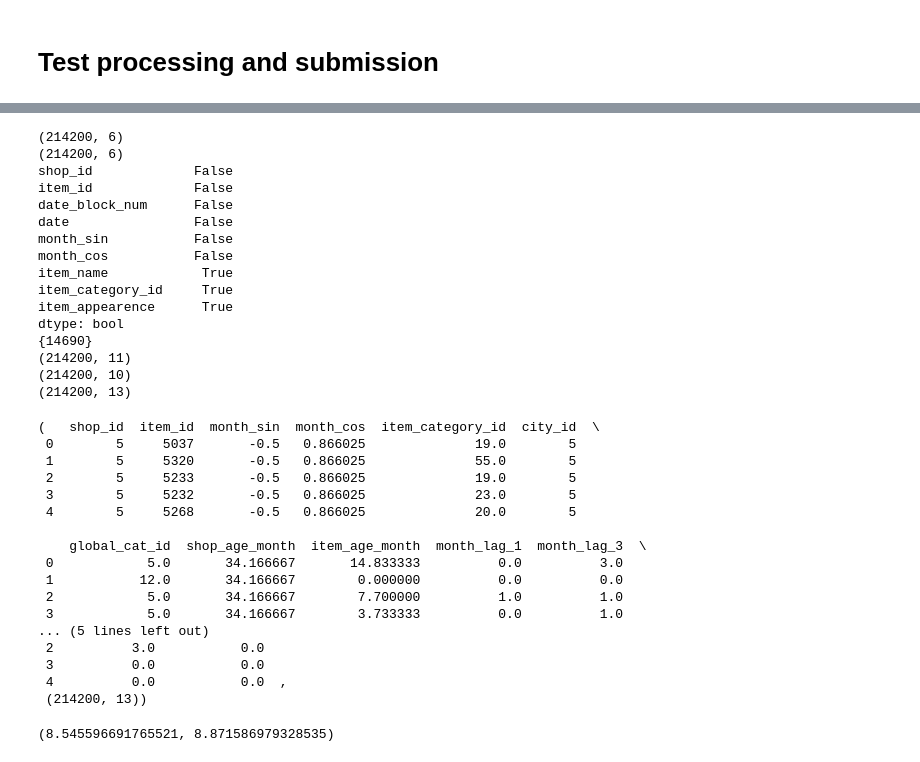
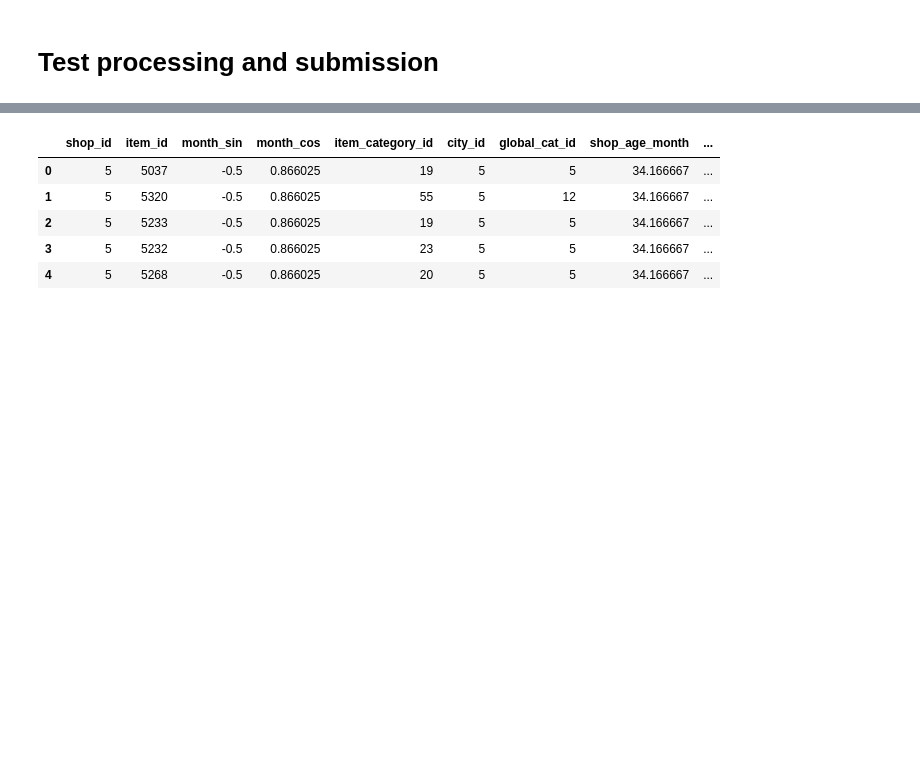
Before and after one commit to masha-mcr/DS_practice, a Jupyter notebook: future_sales_prediction/notebooks/2.2 Baseline modeling 2.ipynb, the cells around one changed output, grey strips where cells are left out. Saved outputs shown, nothing was run; the diff lists cells and outputs as text; code cells hidden in the pictures; blank space fills up the shorter version.

```diff
--- a/future_sales_prediction/notebooks/2.2 Baseline modeling 2.ipynb
+++ b/future_sales_prediction/notebooks/2.2 Baseline modeling 2.ipynb
@@ -247,6 +241,10 @@ For now we will choose fold 3 for further experiments, since it's smaller than 4
 # %%
 train = feature_extraction_pipeline.fit_transform(train_data3)
+train_per_month = [lag_pipeline.fit_transform(train.loc[train['date_block_num'] == block].copy()) for block in train['date_block_num'].unique()]
+train = pd.concat(train_per_month, axis=0)
+
 val = feature_extraction_pipeline.transform(val_data3)
+val = lag_pipeline.transform(val)
 
 train.to_csv('../data/processed/train_experimental.csv', index=False)
 val.to_csv('../data/processed/val_experimental.csv', index=False)
@@ -494,45 +543,11 @@ test.head(), test.shape
 # %%
 test_x = feature_extraction_pipeline_test.fit_transform(test)
-test_x.head(), test_x.shape
+test_x = lag_pipeline.transform(test_x)
+test_x.head()
 # %% [output]
-(214200, 6)
-(214200, 6)
-shop_id             False
-item_id             False
-date_block_num      False
-date                False
-month_sin           False
-month_cos           False
-item_name            True
-item_category_id     True
-item_appearence      True
-dtype: bool
-{14690}
-(214200, 11)
-(214200, 10)
-(214200, 13)
-(   shop_id  item_id  month_sin  month_cos  item_category_id  city_id  \
- 0        5     5037       -0.5   0.866025              19.0        5
- 1        5     5320       -0.5   0.866025              55.0        5
- 2        5     5233       -0.5   0.866025              19.0        5
- 3        5     5232       -0.5   0.866025              23.0        5
- 4        5     5268       -0.5   0.866025              20.0        5
-
-    global_cat_id  shop_age_month  item_age_month  month_lag_1  month_lag_3  \
- 0            5.0       34.166667       14.833333          0.0          3.0
- 1           12.0       34.166667        0.000000          0.0          0.0
- 2            5.0       34.166667        7.700000          1.0          1.0
- 3            5.0       34.166667        3.733333          0.0          1.0
-... (5 lines left out)
- 2          3.0           0.0
- 3          0.0           0.0
- 4          0.0           0.0  ,
- (214200, 13))
+|  | shop_id | item_id | month_sin | month_cos | item_category_id | city_id | global_cat_id | shop_age_month | ... |
+| 0 | 5 | 5037 | -0.5 | 0.866025 | 19 | 5 | 5 | 34.166667 | ... |
+| 1 | 5 | 5320 | -0.5 | 0.866025 | 55 | 5 | 12 | 34.166667 | ... |
+| 2 | 5 | 5233 | -0.5 | 0.866025 | 19 | 5 | 5 | 34.166667 | ... |
+| 3 | 5 | 5232 | -0.5 | 0.866025 | 23 | 5 | 5 | 34.166667 | ... |
+| 4 | 5 | 5268 | -0.5 | 0.866025 | 20 | 5 | 5 | 34.166667 | ... |
-# %%
-rfr = RandomForestRegressor(n_estimators=70, max_depth=17, n_jobs=-1, random_state=1001)
-rfr.fit(train_x, train_y)
-train_mse = mean_squared_error(train_y, rfr.predict(train_x))
-val_mse = mean_squared_error(val_y, rfr.predict(val_x))
-train_mse, val_mse
-# %% [output]
-(8.545596691765521, 8.871586979328535)
```
Also changed, not shown: parts of 59 cells of this notebook, 1 other file.
